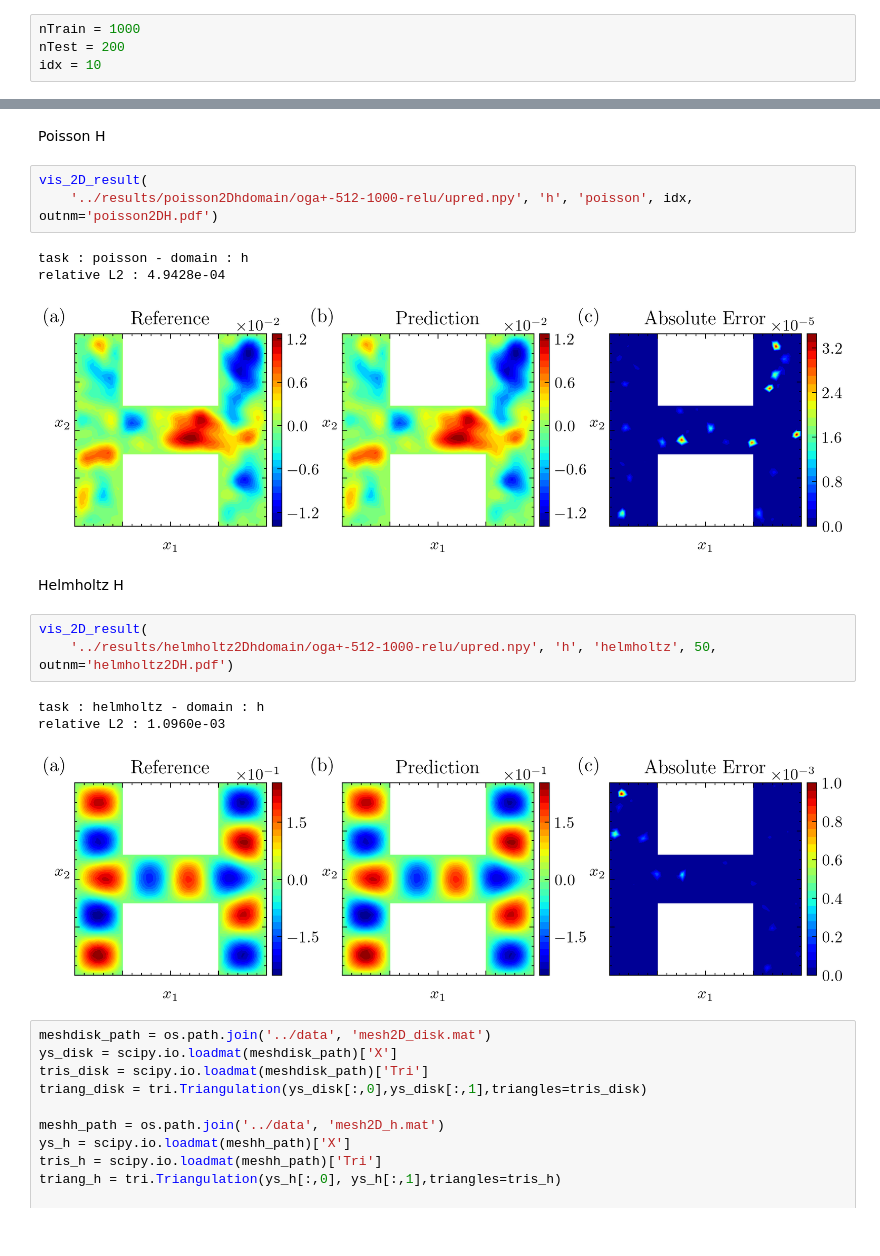
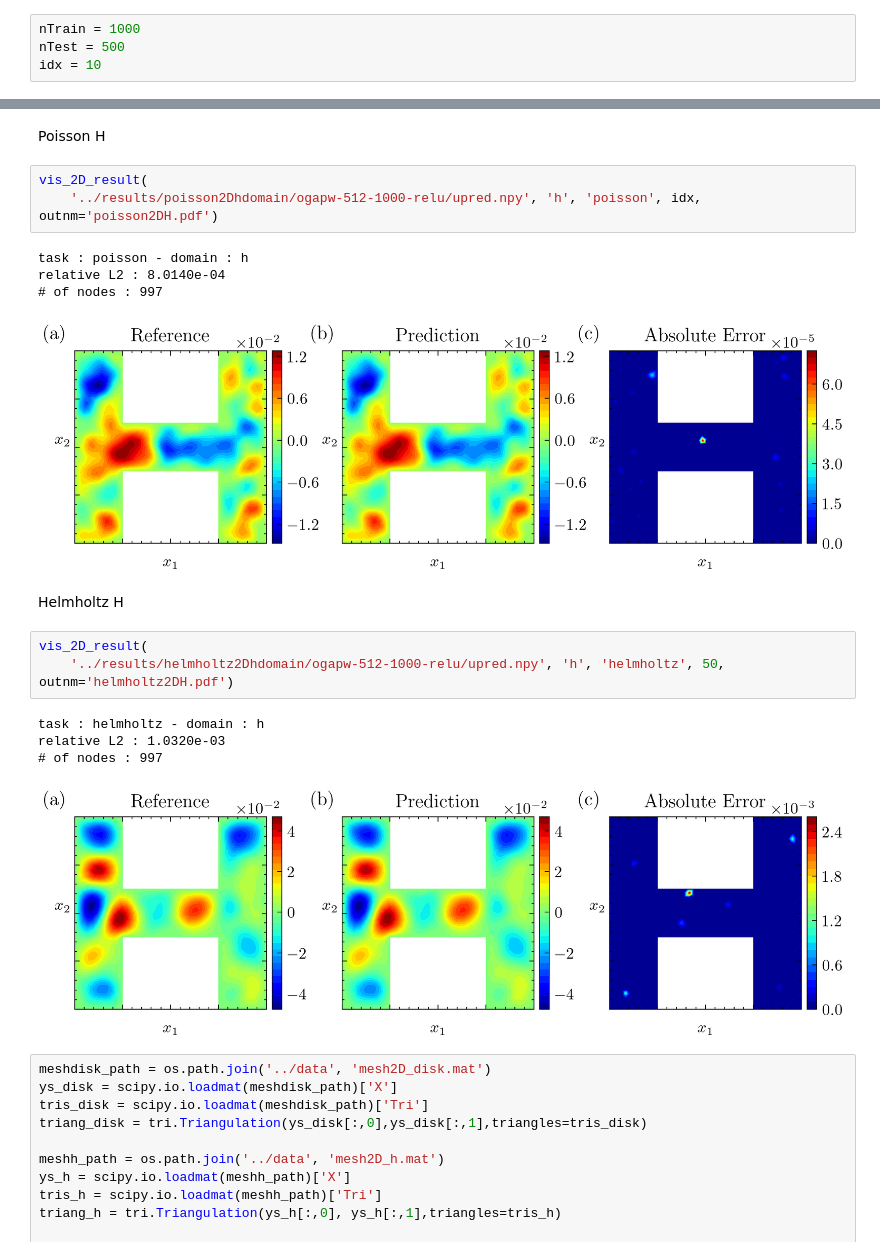
Before and after one commit to linye-boli/OGA-KernelEstimation, a Jupyter notebook: vis/vis2D.ipynb, the cells around one changed output, grey strips where cells are left out. Saved outputs shown, nothing was run; the diff lists cells and outputs as text.

```diff
--- a/vis/vis2D.ipynb
+++ b/vis/vis2D.ipynb
@@ -28,7 +29,7 @@ from utils import (
 from utils import relative_err
 # %%
 nTrain = 1000
-nTest = 200
+nTest = 500
 idx = 10
 # %%
 import matplotlib.tri as tri
@@ -148,20 +153,22 @@ relative L2 : 1.3953e-04
 Poisson H
 # %%
 vis_2D_result(
-    '../results/poisson2Dhdomain/oga+-512-1000-relu/upred.npy', 'h', 'poisson', idx, outnm='poisson2DH.pdf')
+    '../results/poisson2Dhdomain/ogapw-512-1000-relu/upred.npy', 'h', 'poisson', idx, outnm='poisson2DH.pdf')
 # %% [output]
 task : poisson - domain : h
-relative L2 : 4.9428e-04
+relative L2 : 8.0140e-04
+# of nodes : 997
-[figure, old version]
+[figure, new version]
 # %% [markdown]
 Helmholtz H
 # %%
 vis_2D_result(
-    '../results/helmholtz2Dhdomain/oga+-512-1000-relu/upred.npy', 'h', 'helmholtz', 50, outnm='helmholtz2DH.pdf')
+    '../results/helmholtz2Dhdomain/ogapw-512-1000-relu/upred.npy', 'h', 'helmholtz', 50, outnm='helmholtz2DH.pdf')
 # %% [output]
 task : helmholtz - domain : h
-relative L2 : 1.0960e-03
+relative L2 : 1.0320e-03
+# of nodes : 997
-[figure, old version]
+[figure, new version]
 # %%
 meshdisk_path = os.path.join('../data', 'mesh2D_disk.mat')
 ys_disk = scipy.io.loadmat(meshdisk_path)['X']
```
Also changed, not shown: parts of 12 cells of this notebook, 13 other files.
